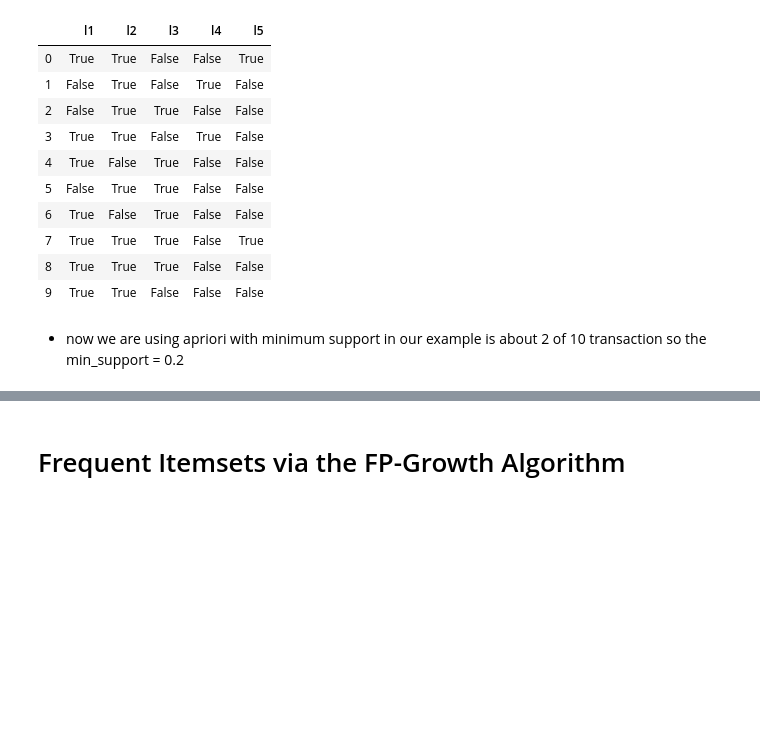
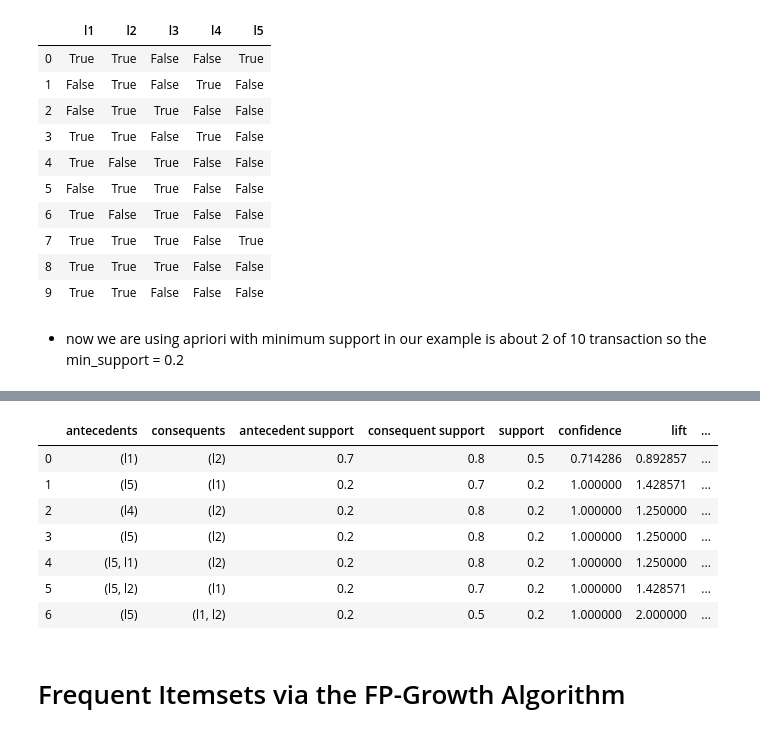
Before and after one commit to mansoura-cis/DataScience.Learning, a Jupyter notebook: Extracting Frequent pattern/Frequent_pattern.ipynb, the cells around one changed output, grey strips where cells are left out. Drawn from its saved outputs; the diff is of its cells as text; code cells hidden in the pictures; blank space fills up the shorter version.

```diff
--- a/Extracting Frequent pattern/Frequent_pattern.ipynb
+++ b/Extracting Frequent pattern/Frequent_pattern.ipynb
@@ -123,3 +253,15 @@ apriori(TrDataframe, min_support= 0.2 , use_colnames=True)
+# %%
+rules =association_rules(frequentSet, metric="confidence", min_threshold=0.7)
+rules
+# %% [output]
+|  | antecedents | consequents | antecedent support | consequent support | support | confidence | lift | ... |
+| 0 | (l1) | (l2) | 0.7 | 0.8 | 0.5 | 0.714286 | 0.892857 | ... |
+| 1 | (l5) | (l1) | 0.2 | 0.7 | 0.2 | 1.000000 | 1.428571 | ... |
+| 2 | (l4) | (l2) | 0.2 | 0.8 | 0.2 | 1.000000 | 1.250000 | ... |
+| 3 | (l5) | (l2) | 0.2 | 0.8 | 0.2 | 1.000000 | 1.250000 | ... |
+| 4 | (l5, l1) | (l2) | 0.2 | 0.8 | 0.2 | 1.000000 | 1.250000 | ... |
+| 5 | (l5, l2) | (l1) | 0.2 | 0.7 | 0.2 | 1.000000 | 1.428571 | ... |
+| 6 | (l5) | (l1, l2) | 0.2 | 0.5 | 0.2 | 1.000000 | 2.000000 | ... |
 # %% [markdown]
 # Frequent Itemsets via the FP-Growth Algorithm
 # %%
```
Also changed, not shown: parts of 21 cells of this notebook, 1 other file.
